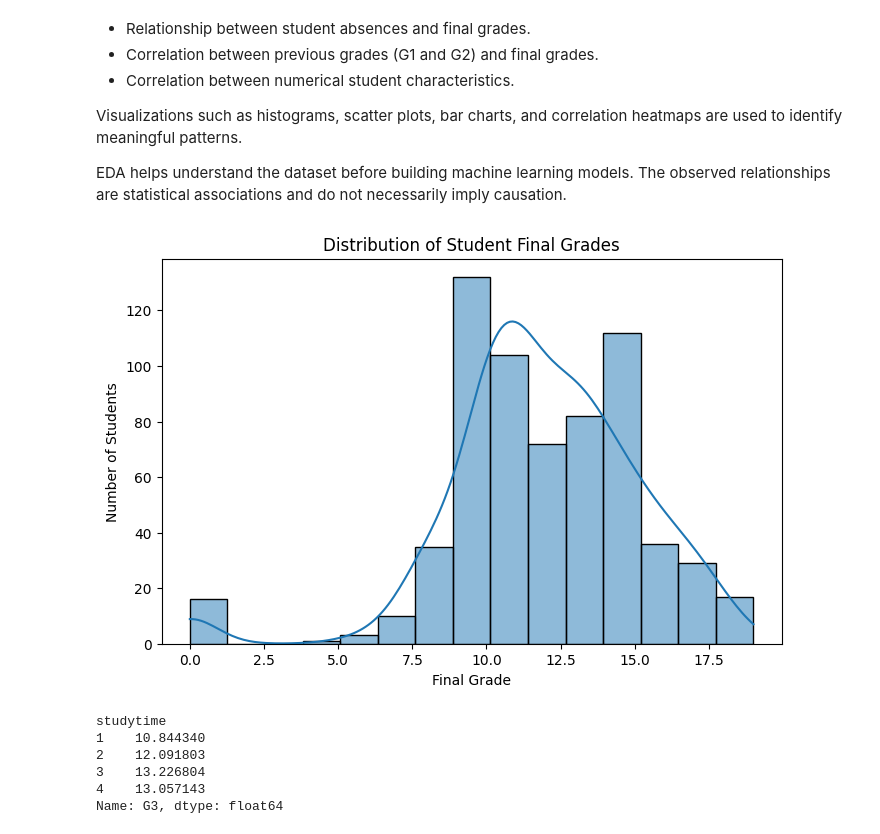
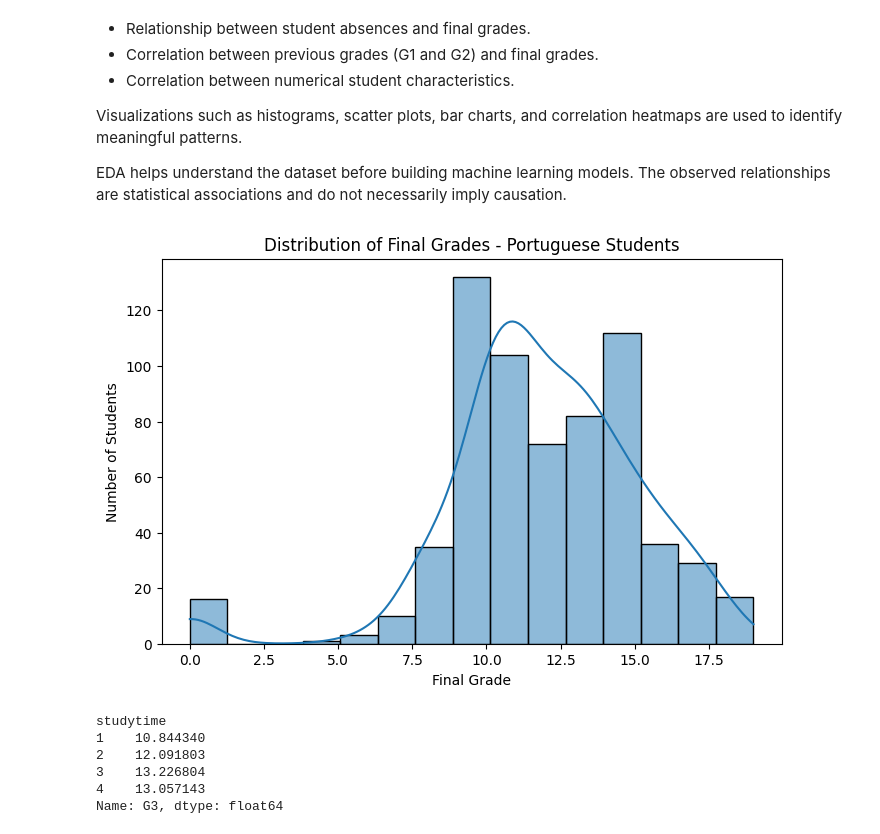
Before and after one commit to Darshan777777/student-performance-analysis, a Jupyter notebook: Student_Performance_Analysis.ipynb, the cells around one changed output. Saved outputs shown, nothing was run; the diff lists cells and outputs as text; code cells hidden in the pictures.

```diff
--- a/Student_Performance_Analysis.ipynb
+++ b/Student_Performance_Analysis.ipynb
@@ -72,0 +56,41 @@ Dataset loaded successfully!
+# %%
+import pandas as pd
+import requests
+import zipfile
+import io
+
+url = "https://archive.ics.uci.edu/static/public/320/student%2Bperformance.zip"
+
+response = requests.get(url, timeout=30)
+response.raise_for_status()
+
+outer_zip = zipfile.ZipFile(io.BytesIO(response.content))
+
+if "student.zip" in outer_zip.namelist():
+    inner_zip = zipfile.ZipFile(
+        io.BytesIO(outer_zip.read("student.zip"))
+    )
+else:
+    inner_zip = outer_zip
+
+math_df = pd.read_csv(
+    inner_zip.open("student-mat.csv"), sep=";"
+)
+
+portuguese_df = pd.read_csv(
+    inner_zip.open("student-por.csv"), sep=";"
+)
+
+math_df["subject"] = "Mathematics"
+portuguese_df["subject"] = "Portuguese"
+
+student_df = pd.concat(
+    [math_df, portuguese_df], ignore_index=True
+)
+
+# Preserve the Portuguese-only dataframe used in earlier analysis
+df = portuguese_df.copy()
+
+print("Mathematics records:", len(math_df))
+print("Portuguese records:", len(portuguese_df))
+print("Combined records:", len(student_df))
@@ -199,15 +227,15 @@ EDA helps understand the dataset before building machine learning models. The ob
 # %%
 plt.figure(figsize=(8, 5))
 
 sns.histplot(df["G3"], bins=15, kde=True)
 
-plt.title("Distribution of Student Final Grades")
+plt.title("Distribution of Final Grades - Portuguese Students")
 plt.xlabel("Final Grade")
 plt.ylabel("Number of Students")
 
 plt.show()
 # %% [output]
-[figure, old version]
+[figure, new version]
 # %%
 study_analysis = df.groupby("studytime")["G3"].mean()
 
```
Also changed, not shown: parts of 7 cells of this notebook.
